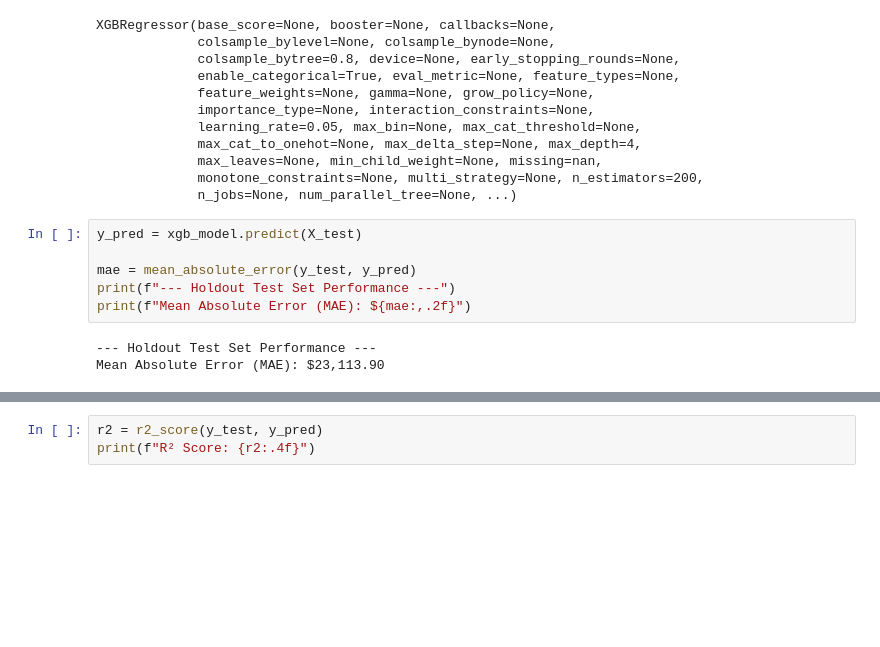
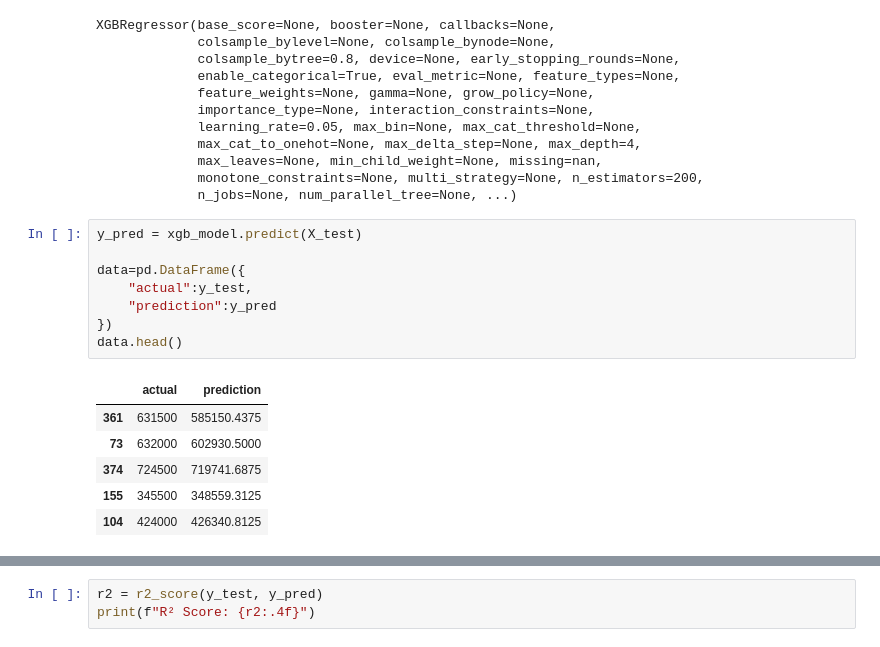
Before and after one commit to harishbaleja2005/house_price, a Jupyter notebook: prediction.ipynb, the cells around one changed output, grey strips where cells are left out. Cells and saved outputs as stored; diff of their text form; blank space fills up the shorter version.

```diff
--- a/prediction.ipynb
+++ b/prediction.ipynb
@@ -89,9 +88,15 @@ XGBRegressor(base_score=None, booster=None, callbacks=None,
 # %%
 y_pred = xgb_model.predict(X_test)
 
-mae = mean_absolute_error(y_test, y_pred)
-print(f"--- Holdout Test Set Performance ---")
-print(f"Mean Absolute Error (MAE): ${mae:,.2f}")
+data=pd.DataFrame({
+    "actual":y_test,
+    "prediction":y_pred
+})
+data.head()
 # %% [output]
---- Holdout Test Set Performance ---
-Mean Absolute Error (MAE): $23,113.90
+|  | actual | prediction |
+| 361 | 631500 | 585150.4375 |
+| 73 | 632000 | 602930.5000 |
+| 374 | 724500 | 719741.6875 |
+| 155 | 345500 | 348559.3125 |
+| 104 | 424000 | 426340.8125 |
```
Also changed, not shown: parts of 3 cells of this notebook, 1 other file.
